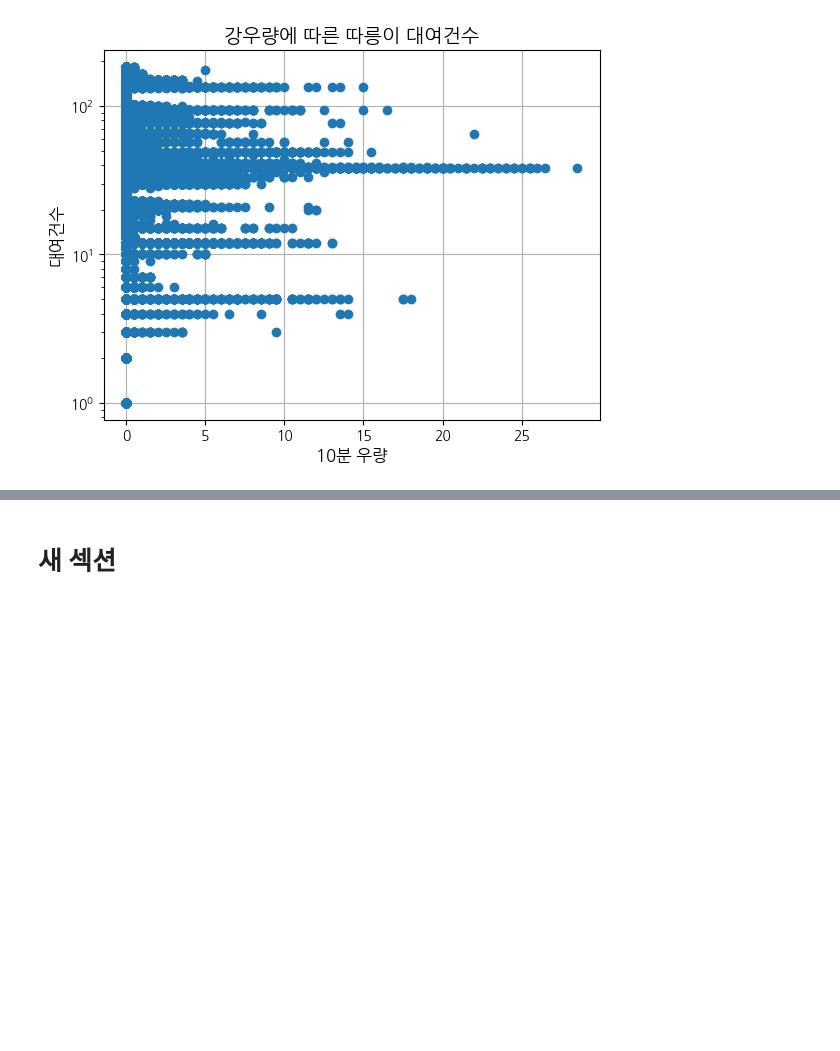
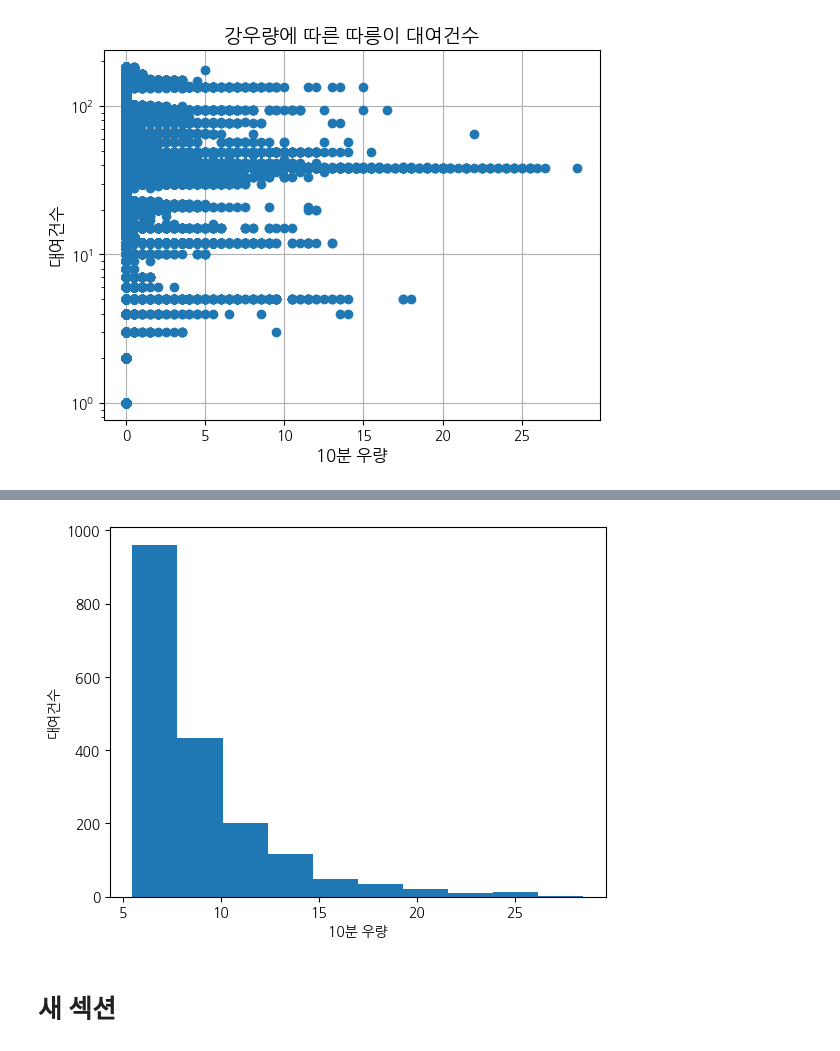
Before and after one commit to ryong1/data, a Jupyter notebook: 202004011final.ipynb, the cells around one changed output, grey strips where cells are left out. Cells and saved outputs as stored; diff of their text form; code cells hidden in the pictures; blank space fills up the shorter version.

```diff
--- a/202004011final.ipynb
+++ b/202004011final.ipynb
@@ -81,2 +95,13 @@ plt.show()
+# %%
+# 10분 우량이 0이 아닌 데이터만 필터링
+filtered_data = merged_data[merged_data['10분우량'] > 5]
+
+# 히스토그램 그리기
+plt.hist(filtered_data['10분우량'], bins=10)
+plt.xlabel('10분 우량')
+plt.ylabel('대여건수')
+plt.show()
+# %% [output]
+[figure, added]
 # %% [markdown]
 # 새 섹션
```
Also changed, not shown: parts of 2 cells of this notebook.
